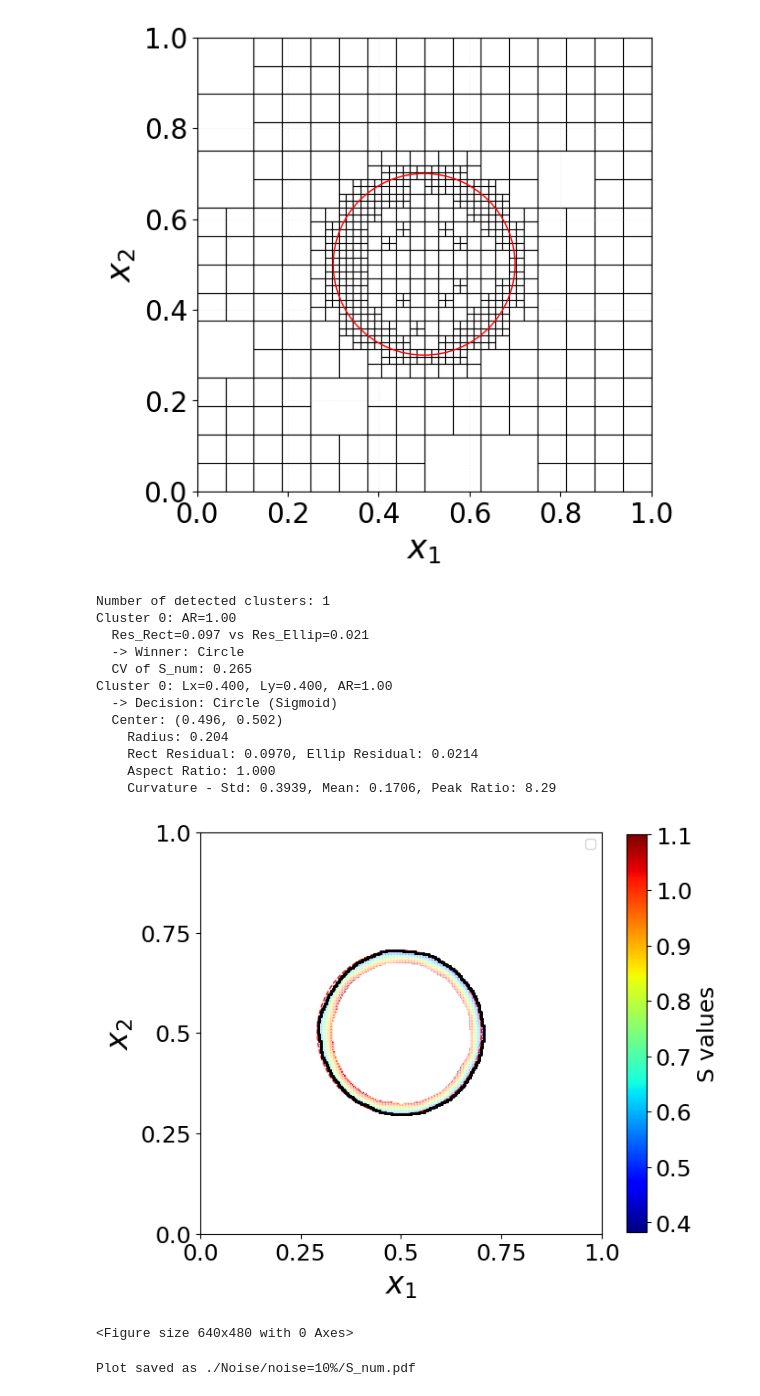
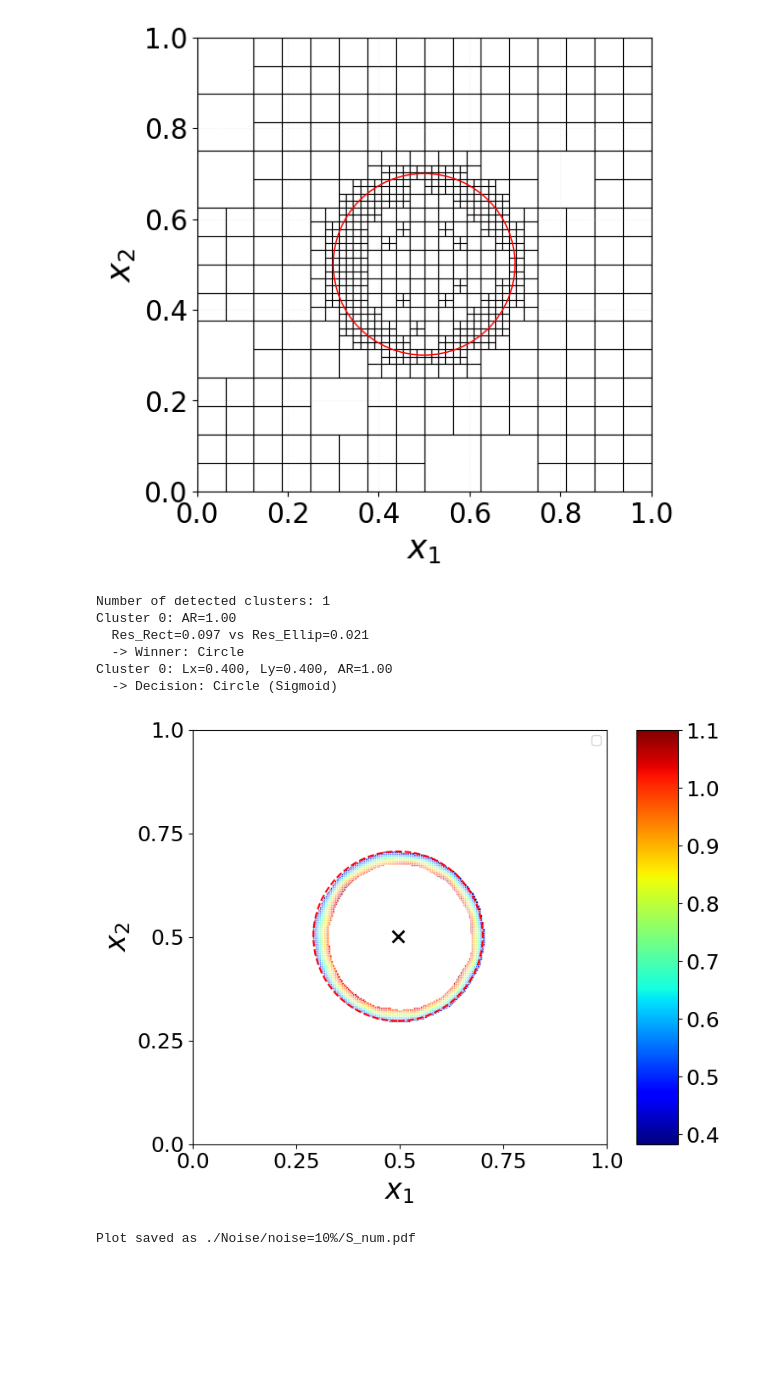
Before and after one commit to Lydiaa66/MA-RFM, a Jupyter notebook: Ex4.3/Visual.ipynb, the cells around one changed output. Cells and saved outputs as stored; diff of their text form; code cells hidden in the pictures; blank space fills up the shorter version.

```diff
--- a/Ex4.3/Visual.ipynb
+++ b/Ex4.3/Visual.ipynb
@@ -73,30 +56,24 @@ g_S=np.load("./Noise/noise=10%/g_S.npy")
 S_num_store=np.load("./Noise/noise=10%/S_num_store.npy")
 # %%
 from importlib import reload
-reload(Bound_detect)
+import bound_detect
+reload(bound_detect)
 x=np.linspace(tau_x_min,tau_x_max,301)
 y=np.linspace(tau_y_min,tau_y_max,301)
 X,Y=np.meshgrid(x,y)
 eps_cluster=0.02
 mini_samples=20
 para_abs=3
 para_grad=3
-results=Bound_detect.detect_shape(g_S,X.T,Y.T,tau_x_min,tau_x_max,tau_y_min,tau_y_max,para_abs,para_grad,eps_cluster,mini_samples,S_num_store[-1],output_directory="./Noise/noise=10%/", output_filename="detect.pdf")
+results=bound_detect.detect_shape(g_S,X.T,Y.T,tau_x_min,tau_x_max,tau_y_min,tau_y_max,para_abs,para_grad,eps_cluster,mini_samples,S_num_store[-1],output_directory="./Noise/noise=10%/", output_filename="detect.pdf")
 # %% [output]
 Number of detected clusters: 1
 Cluster 0: AR=1.00
   Res_Rect=0.097 vs Res_Ellip=0.021
   -> Winner: Circle
-  CV of S_num: 0.265
 Cluster 0: Lx=0.400, Ly=0.400, AR=1.00
   -> Decision: Circle (Sigmoid)
-  Center: (0.496, 0.502)
-    Radius: 0.204
-    Rect Residual: 0.0970, Ellip Residual: 0.0214
-    Aspect Ratio: 1.000
-    Curvature - Std: 0.3939, Mean: 0.1706, Peak Ratio: 8.29
-[figure, old version]
+[figure, new version]
-<Figure size 640x480 with 0 Axes>
 # %%
 reload(draw)
 draw.draw(X, Y, S_num_proce, output_directory="./Noise/noise=10%/", output_filename="S_num.pdf")
```
Also changed, not shown: parts of 1 cell of this notebook, 17 other files.
